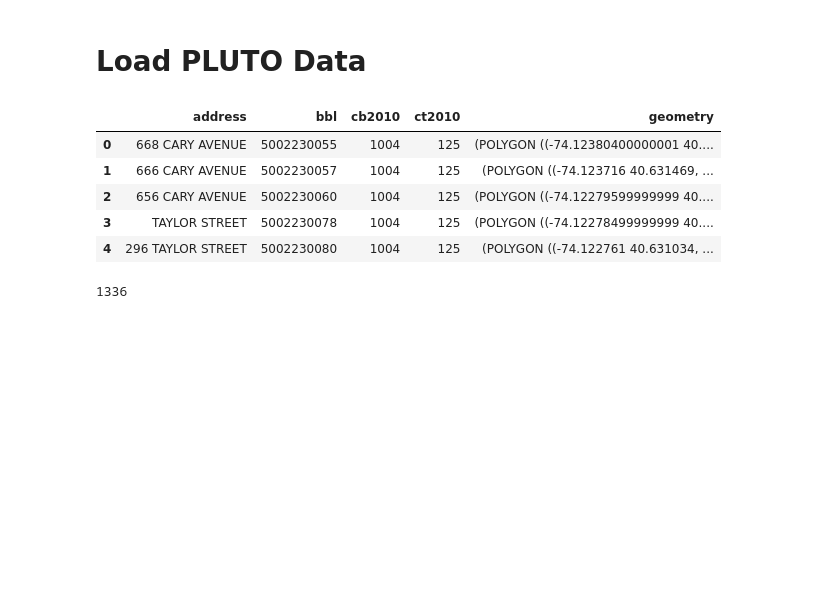
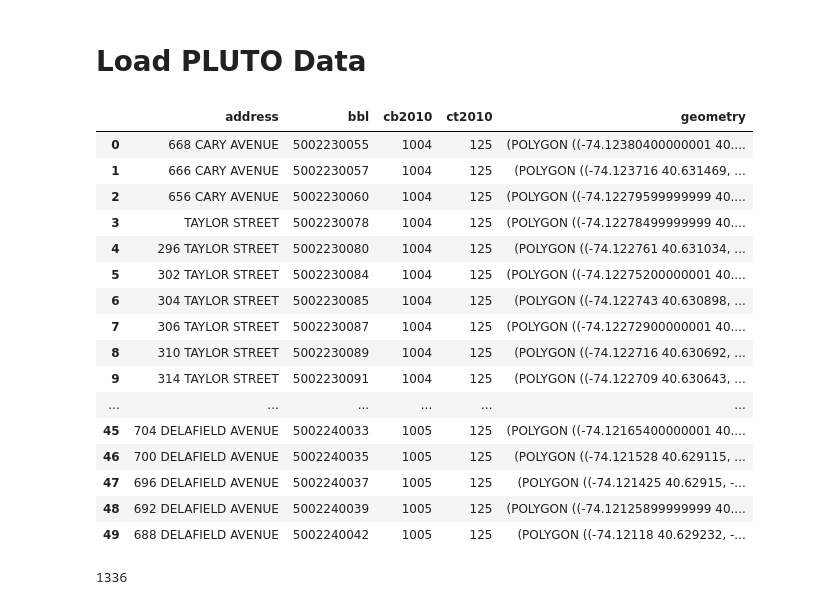
Before and after one commit to bendnorman/collate, a Jupyter notebook: indirect_displacement_notebook.ipynb, the cells around one changed output. Cells and saved outputs as stored; diff of their text form; code cells hidden in the pictures; blank space fills up the shorter version.

```diff
--- a/indirect_displacement_notebook.ipynb
+++ b/indirect_displacement_notebook.ipynb
@@ -19,12 +21,23 @@ pluto = gpd.read_file(filename)
 # %%
-pluto.head()
+pluto.head(50)
 # %% [output]
 |  | address | bbl | cb2010 | ct2010 | geometry |
 | 0 | 668 CARY AVENUE | 5002230055 | 1004 | 125 | (POLYGON ((-74.12380400000001 40.... |
 | 1 | 666 CARY AVENUE | 5002230057 | 1004 | 125 | (POLYGON ((-74.123716 40.631469, ... |
 | 2 | 656 CARY AVENUE | 5002230060 | 1004 | 125 | (POLYGON ((-74.12279599999999 40.... |
 | 3 | TAYLOR STREET | 5002230078 | 1004 | 125 | (POLYGON ((-74.12278499999999 40.... |
 | 4 | 296 TAYLOR STREET | 5002230080 | 1004 | 125 | (POLYGON ((-74.122761 40.631034, ... |
+| 5 | 302 TAYLOR STREET | 5002230084 | 1004 | 125 | (POLYGON ((-74.12275200000001 40.... |
+| 6 | 304 TAYLOR STREET | 5002230085 | 1004 | 125 | (POLYGON ((-74.122743 40.630898, ... |
+| 7 | 306 TAYLOR STREET | 5002230087 | 1004 | 125 | (POLYGON ((-74.12272900000001 40.... |
+| 8 | 310 TAYLOR STREET | 5002230089 | 1004 | 125 | (POLYGON ((-74.122716 40.630692, ... |
+| 9 | 314 TAYLOR STREET | 5002230091 | 1004 | 125 | (POLYGON ((-74.122709 40.630643, ... |
+| ... | ... | ... | ... | ... | ... |
+| 45 | 704 DELAFIELD AVENUE | 5002240033 | 1005 | 125 | (POLYGON ((-74.12165400000001 40.... |
+| 46 | 700 DELAFIELD AVENUE | 5002240035 | 1005 | 125 | (POLYGON ((-74.121528 40.629115, ... |
+| 47 | 696 DELAFIELD AVENUE | 5002240037 | 1005 | 125 | (POLYGON ((-74.121425 40.62915, -... |
+| 48 | 692 DELAFIELD AVENUE | 5002240039 | 1005 | 125 | (POLYGON ((-74.12125899999999 40.... |
+| 49 | 688 DELAFIELD AVENUE | 5002240042 | 1005 | 125 | (POLYGON ((-74.12118 40.629232, -... |
 # %%
 print(len(set(pluto['ct2010'])))
 len((set(pluto['cb2010'])))
```
Also changed, not shown: parts of 1 cell of this notebook, 1 other file.
